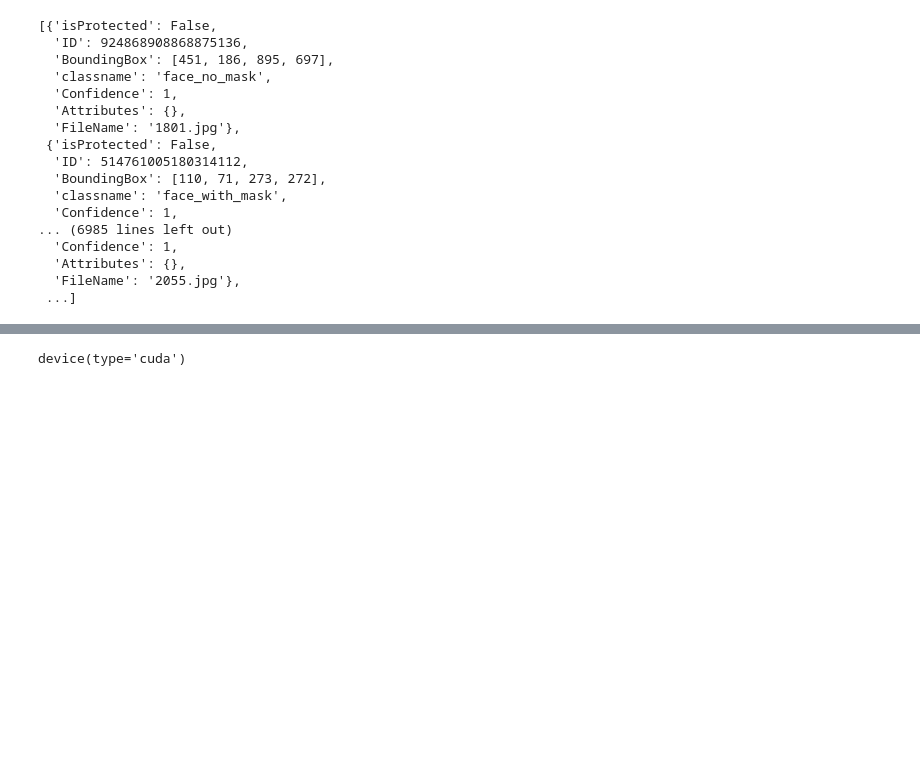
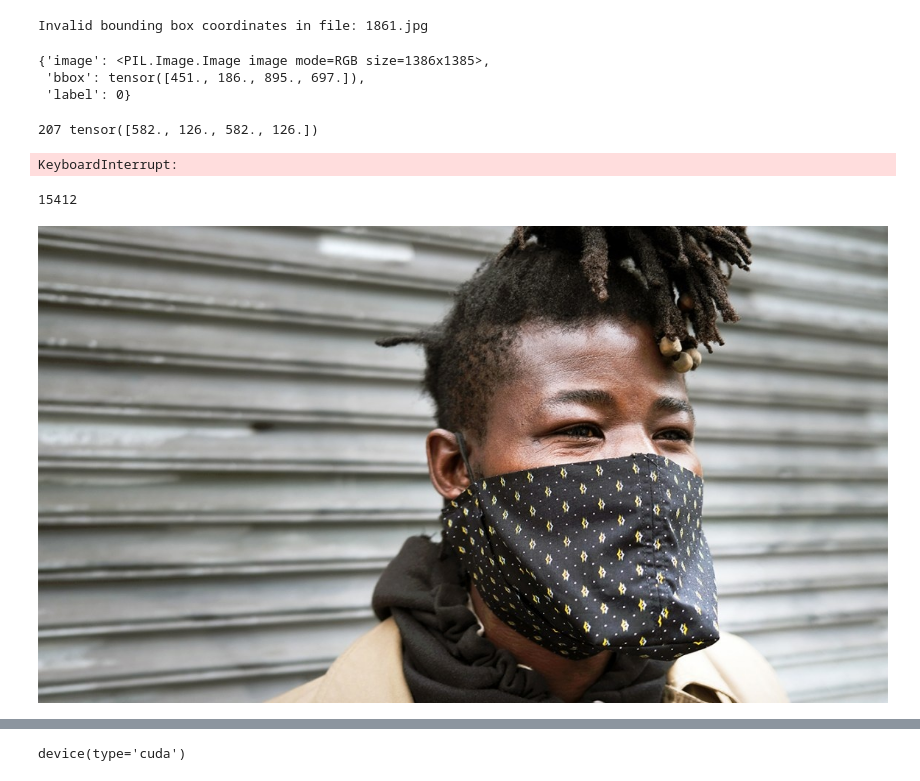
Before and after one commit to JohannesH1998/Deep-Vision-sta, a Jupyter notebook: Faster R-CNN/faster rcnn.ipynb, the cells around one changed output, grey strips where cells are left out. Saved outputs shown, nothing was run; the diff lists cells and outputs as text; code cells hidden in the pictures; blank space fills up the shorter version.

```diff
--- a/Faster R-CNN/faster rcnn.ipynb
+++ b/Faster R-CNN/faster rcnn.ipynb
@@ -83,12 +179,17 @@ class MaskDetectionDataset(Dataset):
                 for annotation in annotations:
                     annotation["FileName"] = file_name
                 self.annotations.extend(annotations)
+                #chack the boxes are valid
+                for annotation in annotations:
+                    boxes = annotation["BoundingBox"]
+                    if boxes[0] >= boxes[2] or boxes[1] >= boxes[3]:
+                        print("Invalid bounding box coordinates in file:", file_name)
+                        break
 
     def __len__(self):
         return len(self.annotations)
 
     def __getitem__(self, idx):
-        print("getitem:", idx)
         annotation = self.annotations[idx]
         image_path = f"{self.root_dir}/images/{annotation['FileName']}"
         image = Image.open(image_path).convert("RGB")
@@ -111,29 +218,35 @@ dataset = MaskDetectionDataset("C:\GIT_Workspaces\Deep-Vision-sta\Datasets\Face
 
 
 # Split the dataset into training and validation sets (adjust the split ratio as needed)
-train_size = int(0.8 * len(dataset))
+train_size = int(TRAIN_PERCENTAGE * len(dataset))
 val_size = len(dataset) - train_size
 train_dataset, val_dataset = torch.utils.data.random_split(dataset, [train_size, val_size])
+# %% [output]
+Invalid bounding box coordinates in file: 1861.jpg
 # %%
-dataset.annotations
+dataset[0]
 # %% [output]
-[{'isProtected': False,
-  'ID': 924868908868875136,
-  'BoundingBox': [451, 186, 895, 697],
-  'classname': 'face_no_mask',
-  'Confidence': 1,
-  'Attributes': {},
-  'FileName': '1801.jpg'},
- {'isProtected': False,
-  'ID': 514761005180314112,
-  'BoundingBox': [110, 71, 273, 272],
-  'classname': 'face_with_mask',
-  'Confidence': 1,
-... (6985 lines left out)
-  'Confidence': 1,
-  'Attributes': {},
-  'FileName': '2055.jpg'},
- ...]
+{'image': <PIL.Image.Image image mode=RGB size=1386x1385>,
+ 'bbox': tensor([451., 186., 895., 697.]),
+ 'label': 0}
+# %%
+for i in range(len(dataset)):
+    #get image boxes and labels
+    target = dataset[i]
+    box = target['bbox']
+    if box[0] >= box[2] or box[1] >= box[3]: # min x > max x or min y > max y
+        print(i, box)
+# %% [output]
+207 tensor([582., 126., 582., 126.])
+KeyboardInterrupt:
+# %%
+len(dataset)
+# %% [output]
+15412
+# %%
+dataset[207][image]
+# %% [output]
+[figure, added]
 # %%
 def collate_fn(batch):
     images = [sample["image"] for sample in batch]
```
Also changed, not shown: parts of 12 cells of this notebook, 3 other files.
